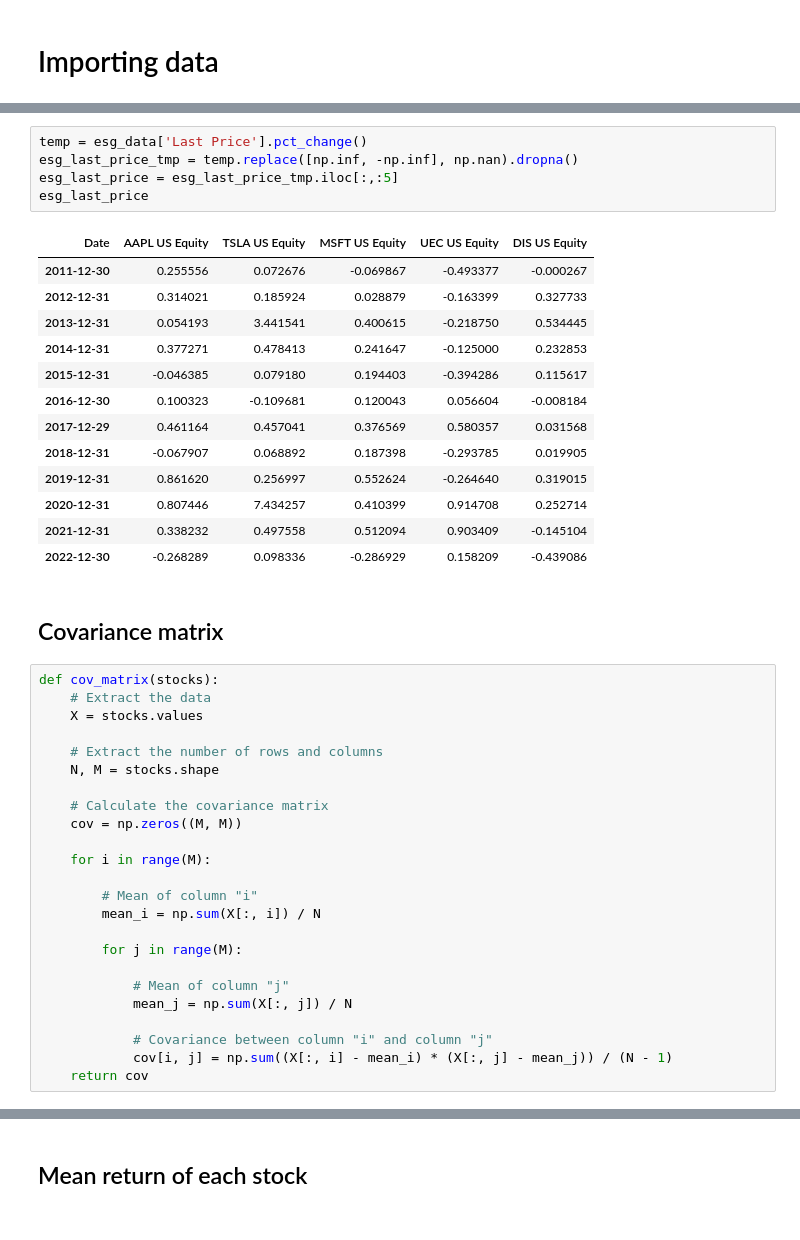
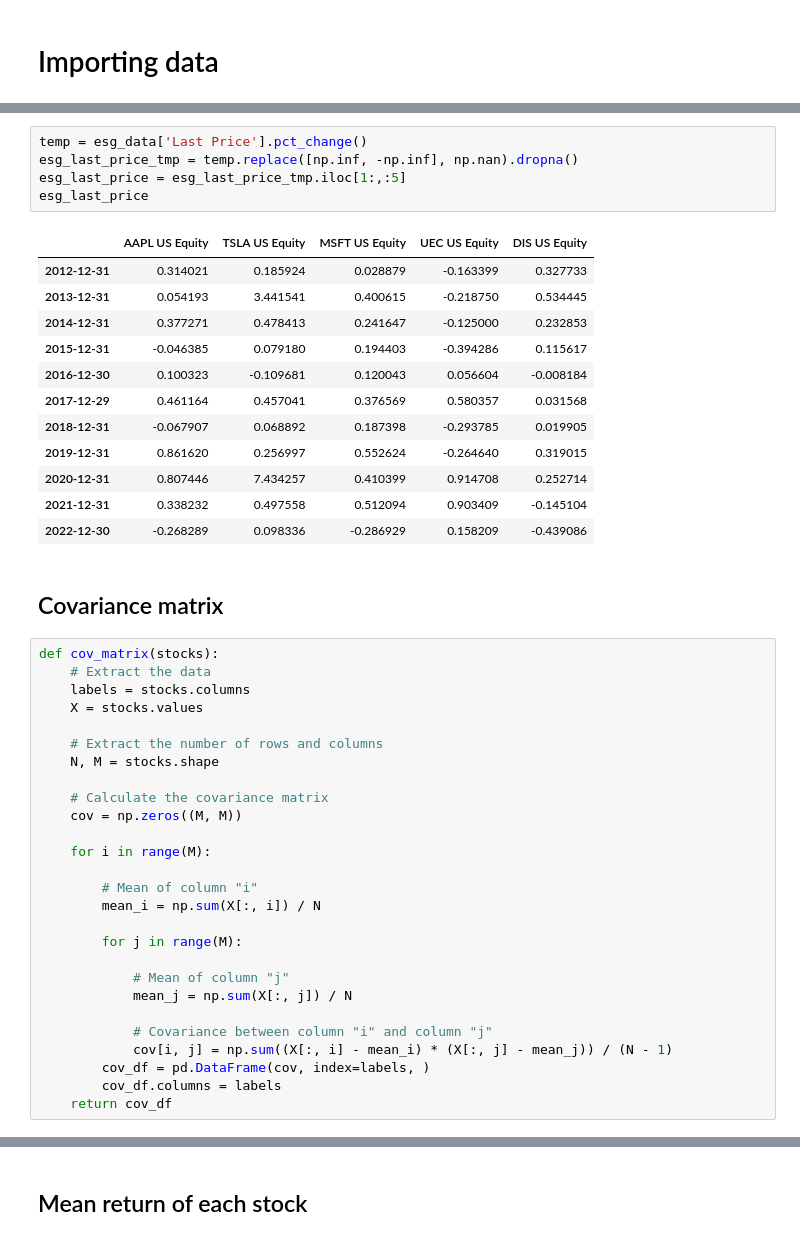
Before and after one commit to osca0787/Bachelor-Thesis, a Jupyter notebook: bachelor_code.ipynb, the cells around one changed output, grey strips where cells are left out. Saved outputs shown, nothing was run; the diff lists cells and outputs as text.

```diff
--- a/bachelor_code.ipynb
+++ b/bachelor_code.ipynb
@@ -40,11 +46,10 @@ esg_data
 # %%
 temp = esg_data['Last Price'].pct_change()
 esg_last_price_tmp = temp.replace([np.inf, -np.inf], np.nan).dropna()
-esg_last_price = esg_last_price_tmp.iloc[:,:5]
+esg_last_price = esg_last_price_tmp.iloc[1:,:5]
 esg_last_price
 # %% [output]
-| Date | AAPL US Equity | TSLA US Equity | MSFT US Equity | UEC US Equity | DIS US Equity |
-| 2011-12-30 | 0.255556 | 0.072676 | -0.069867 | -0.493377 | -0.000267 |
+|  | AAPL US Equity | TSLA US Equity | MSFT US Equity | UEC US Equity | DIS US Equity |
 | 2012-12-31 | 0.314021 | 0.185924 | 0.028879 | -0.163399 | 0.327733 |
 | 2013-12-31 | 0.054193 | 3.441541 | 0.400615 | -0.218750 | 0.534445 |
 | 2014-12-31 | 0.377271 | 0.478413 | 0.241647 | -0.125000 | 0.232853 |
@@ -61,6 +66,7 @@ esg_last_price
 # %%
 def cov_matrix(stocks):
     # Extract the data
+    labels = stocks.columns
     X = stocks.values
 
     # Extract the number of rows and columns
@@ -81,4 +87,6 @@ def cov_matrix(stocks):
 
             # Covariance between column "i" and column "j"
             cov[i, j] = np.sum((X[:, i] - mean_i) * (X[:, j] - mean_j)) / (N - 1)
-    return cov
+        cov_df = pd.DataFrame(cov, index=labels, )
+        cov_df.columns = labels
+    return cov_df
```
Also changed, not shown: parts of 29 cells of this notebook.
